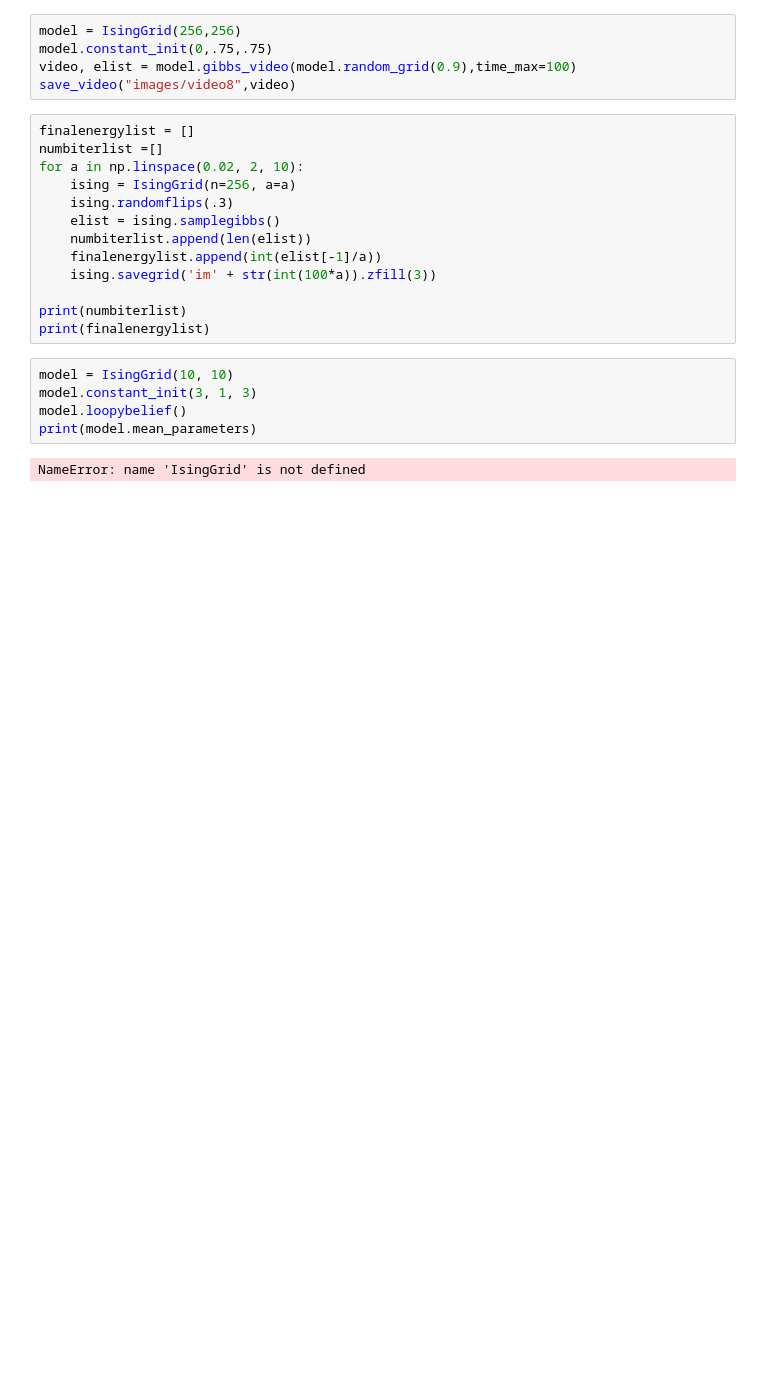
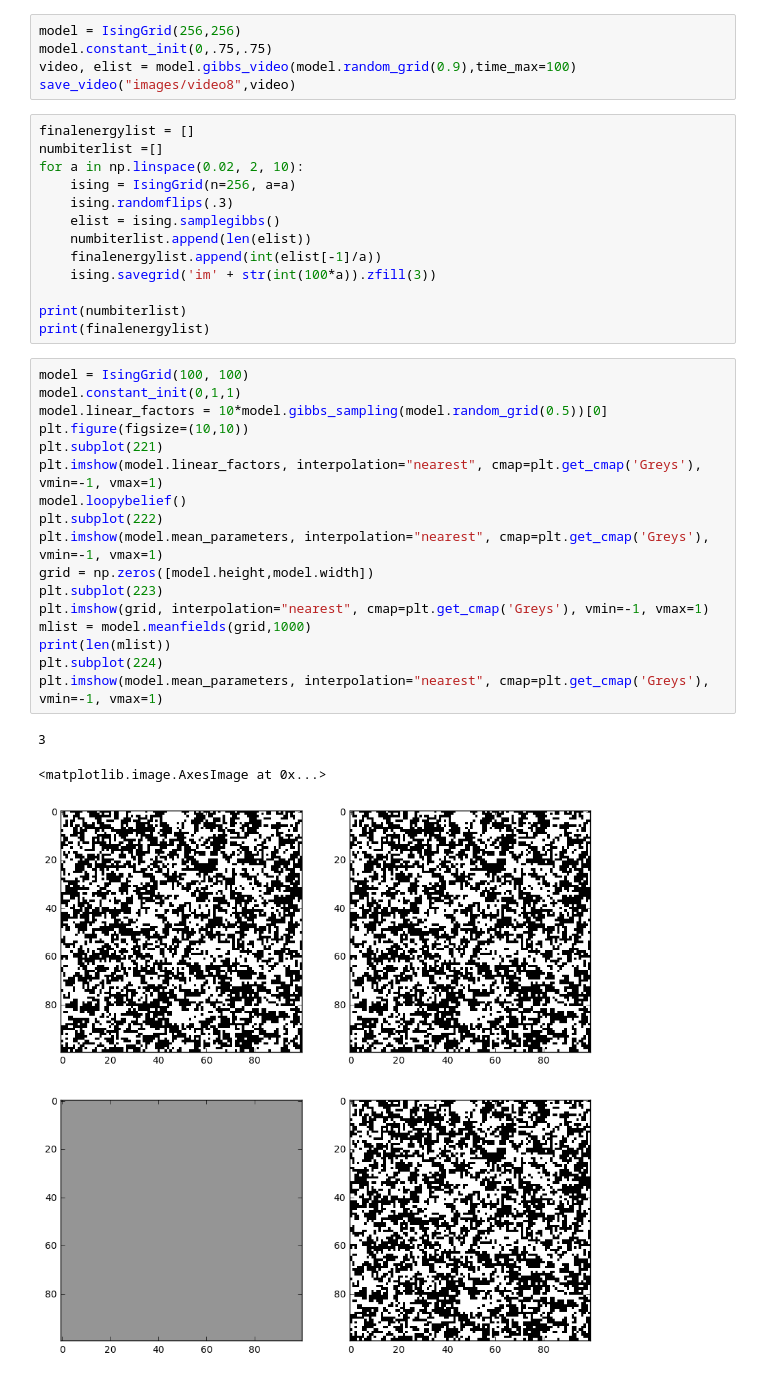
Before and after one commit to remilepriol/IsingGrid, a Jupyter notebook: Test_Ising2.ipynb, the cells around one changed output. Cells and saved outputs as stored; diff of their text form; blank space fills up the shorter version.

Commit message:
added observations in ising2

```diff
--- a/Test_Ising2.ipynb
+++ b/Test_Ising2.ipynb
@@ -98,10 +98,24 @@ for a in np.linspace(0.02, 2, 10):
 
 print(numbiterlist)
 print(finalenergylist)
-# %%
-model = IsingGrid(10, 10)
-model.constant_init(3, 1, 3)
-model.loopybelief()
-print(model.mean_parameters)
-# %% [output]
-NameError: name 'IsingGrid' is not defined
+# %%
+model = IsingGrid(100, 100)
+model.constant_init(0,1,1)
+model.linear_factors = 10*model.gibbs_sampling(model.random_grid(0.5))[0]
+plt.figure(figsize=(10,10))
+plt.subplot(221)
+plt.imshow(model.linear_factors, interpolation="nearest", cmap=plt.get_cmap('Greys'), vmin=-1, vmax=1)
+model.loopybelief()
+plt.subplot(222)
+plt.imshow(model.mean_parameters, interpolation="nearest", cmap=plt.get_cmap('Greys'), vmin=-1, vmax=1)
+grid = np.zeros([model.height,model.width])
+plt.subplot(223)
+plt.imshow(grid, interpolation="nearest", cmap=plt.get_cmap('Greys'), vmin=-1, vmax=1)
+mlist = model.meanfields(grid,1000)
+print(len(mlist))
+plt.subplot(224)
+plt.imshow(model.mean_parameters, interpolation="nearest", cmap=plt.get_cmap('Greys'), vmin=-1, vmax=1)
+# %% [output]
+3
+<matplotlib.image.AxesImage at 0x...>
+[figure, added]
```
Also changed, not shown: 2 other files.
